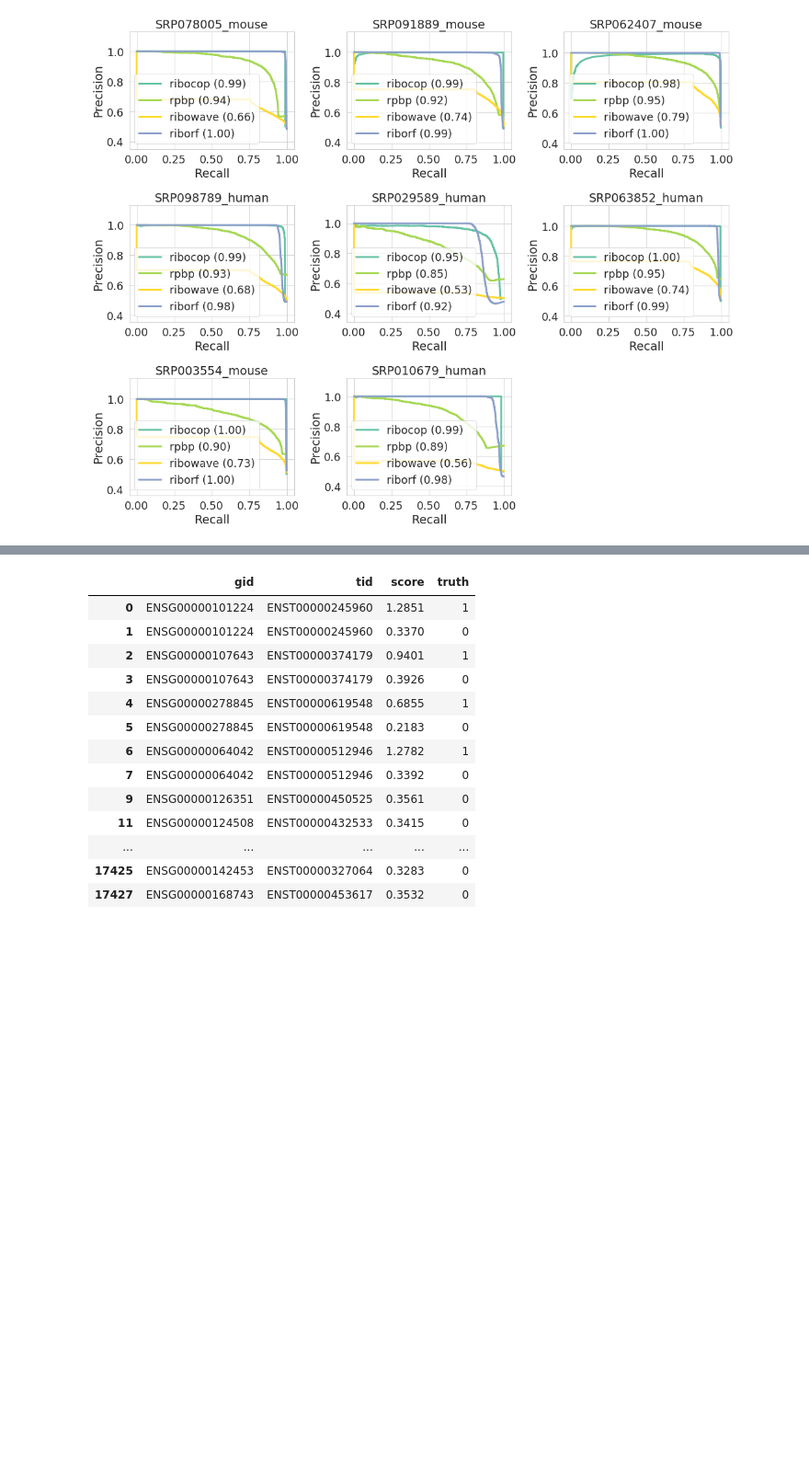
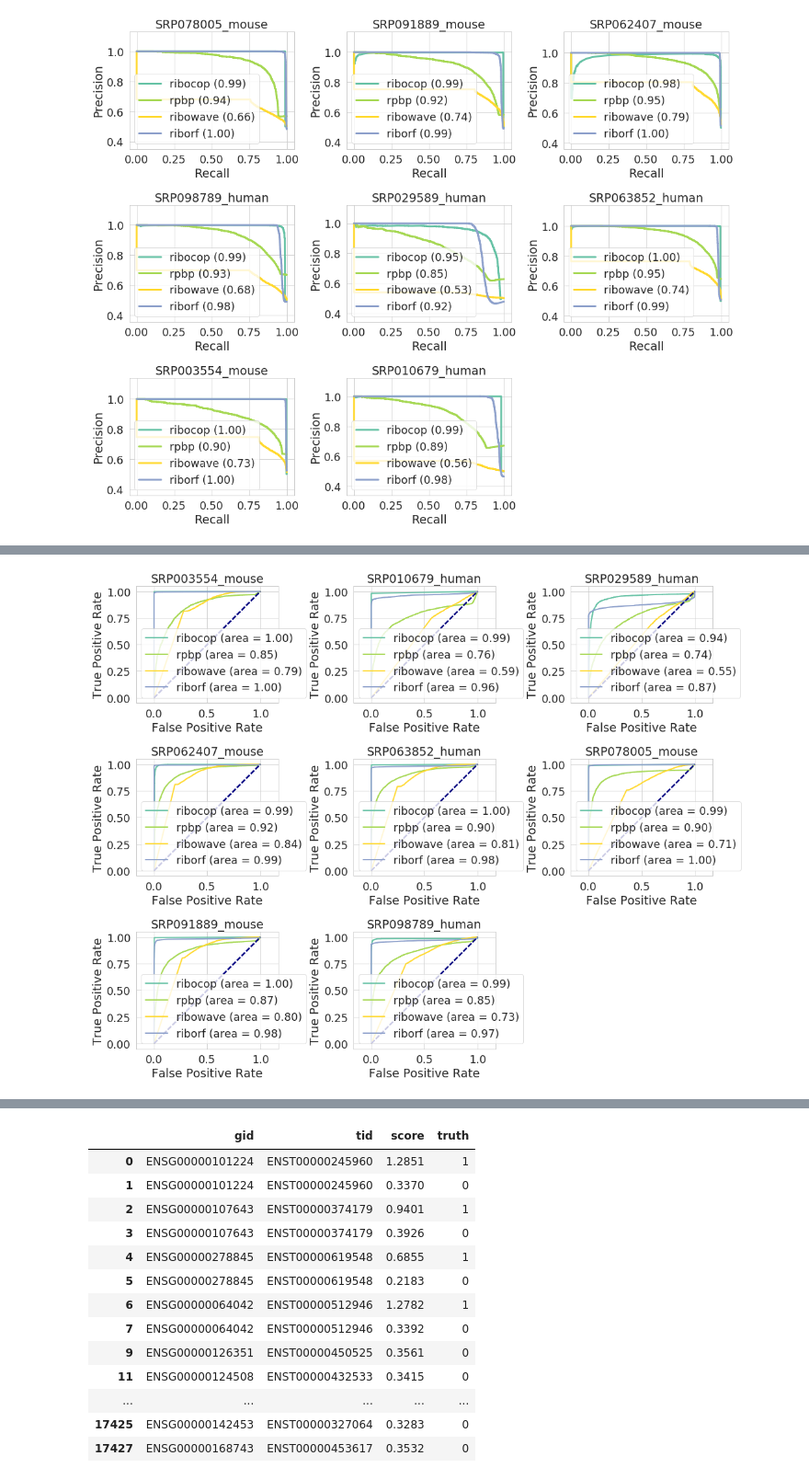
Before and after one commit to smithlabcode/ribotricer-results, a Jupyter notebook: notebooks/11.tx_level-auPR.ipynb, the cells around one changed output, grey strips where cells are left out. Shown at 92% size. Saved outputs shown, nothing was run; the diff lists cells and outputs as text; code cells hidden in the pictures; blank space fills up the shorter version.

```diff
--- a/notebooks/11.tx_level-auPR.ipynb
+++ b/notebooks/11.tx_level-auPR.ipynb
@@ -190,3 +190,100 @@ SRP063852_human
 SRP003554_mouse
 SRP010679_human
 [figure]
+# %%
+cbb_palette = ["#000000", "#E69F00", "#56B4E9", "#009E73", "#F0E442", "#0072B2", "#D55E00", "#CC79A7"]
+tool_colors = {'ribocop': '#e41a1c',
+          'ribocode': '#377eb8',
+          'riborf': '#4daf4a',
+          'orfrate': '#984ea3',
+          'rpbp': '#ff7f00',
+          'ribowave': '#ffff33'}
+tool_colors = {'ribocop': '#66c2a5',
+          'ribocode': '#fc8d62',
+          'riborf': '#8da0cb',
+          'orfrate': '#e78ac3',
+          'rpbp': '#a6d854',
+          'ribowave': '#ffd92f'}
+
+def _plot_aurpr(y_test, y_score, ax, label, color):
+    precision, recall, _ = precision_recall_curve(y_test, y_score)
+    auprc = average_precision_score(y_test, y_score)
+    step_kwargs = ({'step': 'post'}
+                   if 'step' in signature(plt.fill_between).parameters
+                   else {})
+
+    #ax = plt.subplot(111)
+    ax.step(recall, precision, color=color, lw=3,
+             where='post', label='{} ({:.2f})'.format(label, auprc))
+    #ax.fill_between(recall, precision, alpha=0.2, color='b', **step_kwargs)
+
+    ax.set_xlabel('Recall')
+    ax.set_ylabel('Precision')
+    ax.set_ylim([0.0, 1.05])
+    ax.set_xlim([0.0, 1.0])
+    #ax.set_title('2-class Precision-Recall curve: AP={0:0.2f}'.format(
+    #          average_precision))
+    #ax.legend(loc="lower right")
+    #ax.legend(bbox_to_anchor=(0,1.1,1,0.2), loc="lower left",
+    #            mode="expand", borderaxespad=0, ncol=1)
+    ax.legend(loc='lower left')
+
+def _plot_auroc(y_test, y_score, ax, label, color):
+
+    fpr, tpr, _ = roc_curve(y_test, y_score)
+    roc_auc = auc(fpr, tpr)
+
+    lw = 2
+    ax.plot(fpr, tpr, color=color,
+             lw=lw, label='{} (area = {:.2f})'.format(label, roc_auc))
+    ax.plot([0, 1], [0, 1], color='navy', lw=lw, linestyle='--')
+    ax.set_xlim([0.0, 1.0])
+    ax.set_ylim([0.0, 1.05])
+    ax.set_xlabel('False Positive Rate')
+    ax.set_ylabel('True Positive Rate')
+    #ax.set_title('Receiver operating characteristic example')
+    #ax.legend(bbox_to_anchor=(0,1.1,1,0.2), loc="lower left",
+     #         mode="expand", borderaxespad=0, ncol=1)
+    ax.legend(loc='lower left')
+
+#fig, ax = plt.subplots(figsize=(8,8))
+fig = plt.figure(figsize=(15, 12))
+all_samples = glob.glob('/home/cmb-panasas2/skchoudh/github_projects/ribocop-results/ROC/tx_level/*_ribocop_roc.txt')
+i = 1
+
+
+for sample in all_samples:
+    sample_name = sample.split('/')[-1].replace('_roc.txt', '')
+    sample_name = '_'.join(sample_name.split('_')[:2])
+    print(sample_name)
+    ax = plt.subplot(int(len(all_samples)/3)+1, 3 , i)
+
+    for index, key in enumerate(['ribocop', 'ribocode', 'rpbp', 'orfrate', 'ribowave', 'riborf']):
+        filepath = '/home/cmb-panasas2/skchoudh/github_projects/ribocop-results/ROC/tx_level/{}_{}_roc.txt'.format(sample_name, key)
+        if not os.path.isfile(filepath):
+            continue
+        df = pd.read_table(filepath, names=['gid', 'tid', 'score', 'truth'])
+
+        #df = df[df.score==df.score]
+        try:
+            df = df[df.score!='None']
+        except:
+            pass
+
+        y_truth = df['truth']#.astype(int)
+        y_score = df['score'].astype(float)
+        if key == 'ribocode' or key == 'ribowave':
+            y_truth_copy = y_truth.copy()
+            y_truth_copy[y_truth_copy==0] = 1
+            y_truth_copy[y_truth==1] = 0
+            y_truth = y_truth_copy
+        _plot_auroc(y_truth, y_score, ax, key, tool_colors[key])
+        #_plot_aurpr(y_test, y_score, ax, 'ribocode', cbb_palette[2])
+
+    ax.set_title(sample_name)
+    ax.axis('equal')
+    i+=1
+
+fig.tight_layout()
+fig.savefig('tx_level_auROC_all.pdf')
+# %% [output]
@@ -192,0 +298 @@ SRP010679_human
+[figure, added]
```
Also changed, not shown: parts of 4 cells of this notebook, 1 other file.
